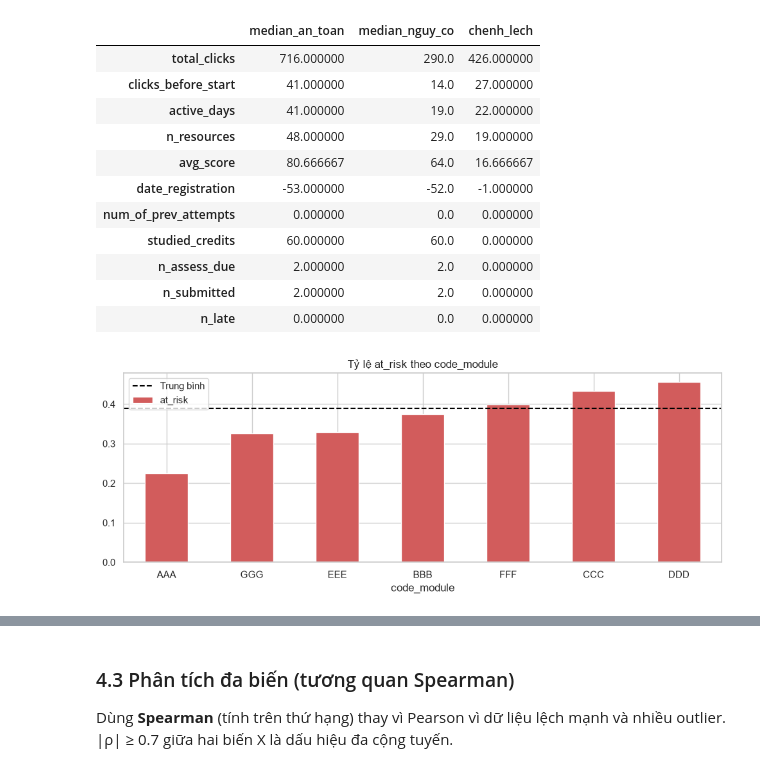
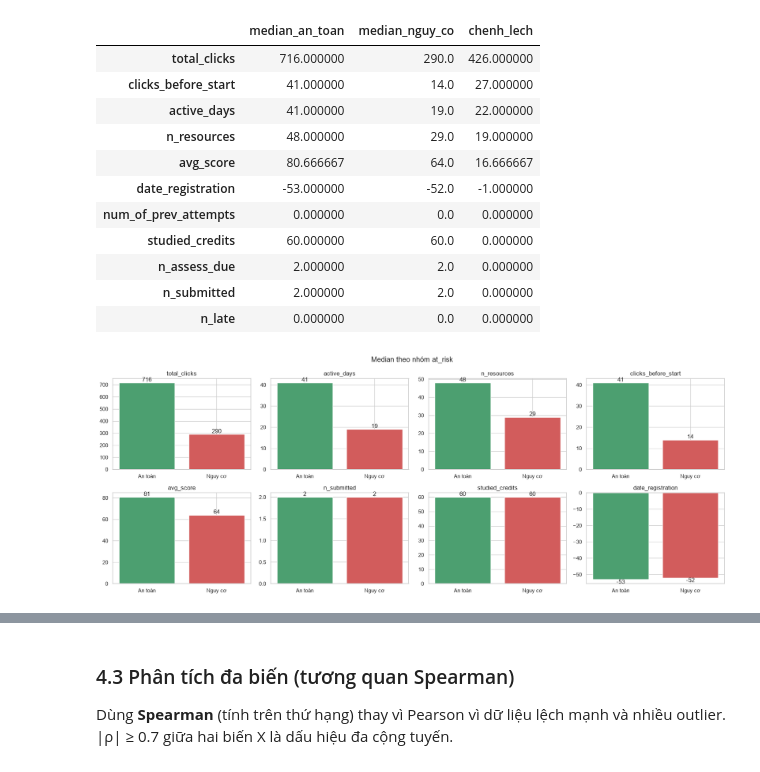
Before and after one commit to NguyenAnh1421/Early-Warning-At-Risk-Students-OULAD, a Jupyter notebook: G6_FINAL.ipynb, the cells around one changed output, grey strips where cells are left out. Drawn from its saved outputs; the diff is of its cells as text; code cells hidden in the pictures.

```diff
--- a/G6_FINAL.ipynb
+++ b/G6_FINAL.ipynb
@@ -461,11 +461,18 @@ med.sort_values('chenh_lech', key=abs, ascending=False)
 | n_assess_due | 2.000000 | 2.0 | 0.000000 |
 | n_submitted | 2.000000 | 2.0 | 0.000000 |
 | n_late | 0.000000 | 0.0 | 0.000000 |
-# %%
-rate = df.groupby('code_module', observed=True)['at_risk'].mean().sort_values()
-ax = rate.plot.bar(figsize=(10, 4), color='#D25C5C', rot=0)
-ax.axhline(df['at_risk'].mean(), color='black', ls='--', label='Trung bình')
-ax.set_title('Tỷ lệ at_risk theo code_module'); ax.legend()
-plt.tight_layout(); plt.show()
-# %% [output]
-[figure, removed]
+# %%
+# Median của từng biến theo nhóm: 6 biến mạnh nhất + 2 biến yếu để đối chiếu
+show = ['total_clicks', 'active_days', 'n_resources', 'clicks_before_start',
+        'avg_score', 'n_submitted', 'studied_credits', 'date_registration']
+fig, axes = plt.subplots(2, 4, figsize=(18, 7))
+for ax, c in zip(axes.flat, show):
+    m = df.groupby('at_risk')[c].median()
+    ax.bar(['An toàn', 'Nguy cơ'], m.values, color=['#4C9F70', '#D25C5C'])
+    for i, v in enumerate(m.values):
+        ax.text(i, v, f'{v:.0f}', ha='center', va='bottom' if v >= 0 else 'top')
+    ax.set_title(c)
+fig.suptitle('Median theo nhóm at_risk')
+plt.tight_layout(); plt.show()
+# %% [output]
+[figure, added]
```
Also changed, not shown: parts of 2 cells of this notebook.
